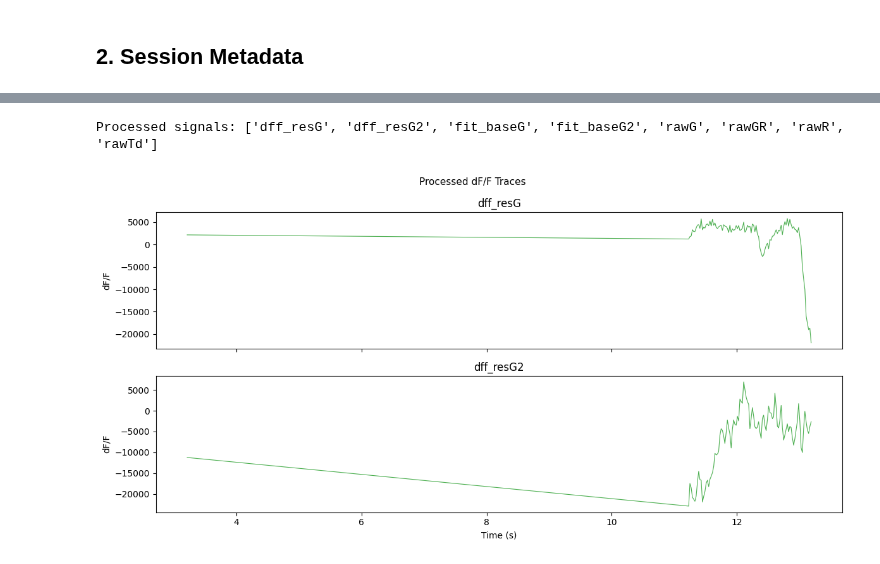
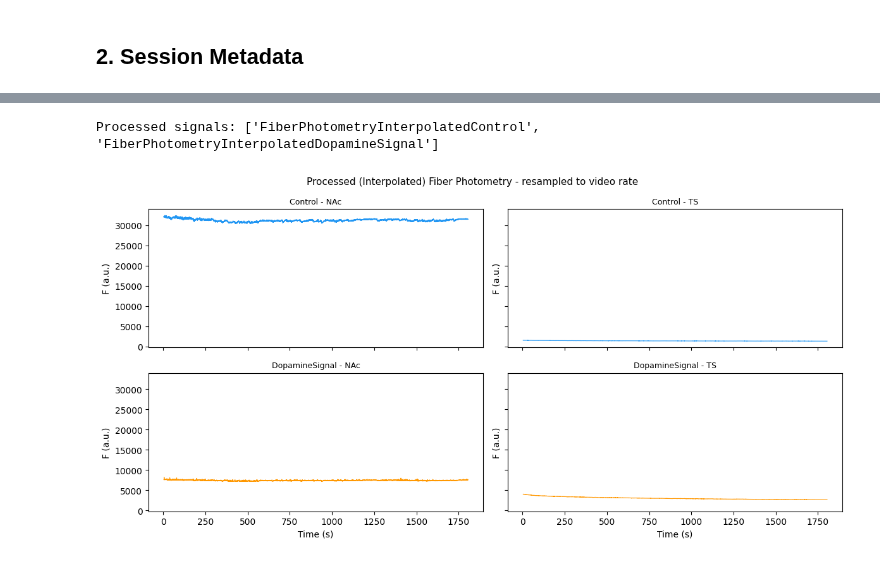
Before and after one commit to catalystneuro/uchida-lab-to-nwb, a Jupyter notebook: notebooks/phillips_2025_demo.ipynb, the cells around one changed output, grey strips where cells are left out. Cells and saved outputs as stored; diff of their text form; code cells hidden in the pictures.

```diff
--- a/notebooks/phillips_2025_demo.ipynb
+++ b/notebooks/phillips_2025_demo.ipynb
@@ -29,3 +39,9 @@ import numpy as np
 import matplotlib.pyplot as plt
 import matplotlib.gridspec as gridspec
 from pynwb import NWBHDF5IO
+from pathlib import Path
+
+dandiset_id = "001935"
+session_asset_path = (
+    "sub-M4/sub-M4_ses-day-1-lone_image.nwb"  # update to the session you want
+)
@@ -32,8 +92,9 @@ from pynwb import NWBHDF5IO
 # %%
 # Update this path to point to your converted NWB file
-NWB_FILE_PATH = "H://uchida-nwbfiles/nwb_stub/sub-M4_ses-240624_135840_M4.nwb"
+local_dir = Path("H:/")
+nwb_file_path = local_dir / dandiset_id / session_asset_path
 
-io = NWBHDF5IO(NWB_FILE_PATH, "r", load_namespaces=True)
+io = NWBHDF5IO(nwb_file_path, "r", load_namespaces=True)
 nwbfile = io.read()
-print("Loaded:", NWB_FILE_PATH)
+print("Loaded:", nwb_file_path)
 # %% [output]
@@ -100,0 +158,6 @@ Raw photometry series: ['FiberPhotometry_EXC1_ROI01', 'FiberPhotometry_EXC1_ROI0
+# %%
+raw_keys = ["FiberPhotometryRawControlSignal", "FiberPhotometryRawDopamineSignal"]
+for key in raw_keys:
+    series = nwbfile.acquisition[key]
+    print(f"{key}: data shape {series.data.shape}, unit={series.unit}")
+    print(f"  {series.description}")
@@ -130,24 +202,32 @@ ophys = nwbfile.processing["ophys"]
 proc_keys = list(ophys.data_interfaces.keys())
 print("Processed signals:", proc_keys)
 # %% [output]
-Processed signals: ['dff_resG', 'dff_resG2', 'fit_baseG', 'fit_baseG2', 'rawG', 'rawGR', 'rawR', 'rawTd']
+Processed signals: ['FiberPhotometryInterpolatedControl', 'FiberPhotometryInterpolatedDopamineSignal']
 # %%
-dff_keys = [k for k in proc_keys if k.startswith("dff_")]
+def _timevec(series):
+    if series.timestamps is not None:
+        return series.timestamps[:]
+    n = series.data.shape[0]
+    return series.starting_time + np.arange(n) / series.rate
 
-fig, axes = plt.subplots(len(dff_keys), 1, figsize=(12, 3 * len(dff_keys)), sharex=True)
-if len(dff_keys) == 1:
-    axes = [axes]
+fig, axes = plt.subplots(2, 2, figsize=(12, 6), sharex=True, sharey=True)
+colors = {"FiberPhotometryInterpolatedControl": "#2196F3", "FiberPhotometryInterpolatedDopamineSignal": "#FF9800"}
+column_names = ["NAc", "TS"]
 
-for ax, key in zip(axes, dff_keys):
+for ax_row, key in enumerate(proc_keys):
     series = ophys[key]
-    t = series.timestamps[:]
+    t = _timevec(series)
     d = series.data[:]
-    ax.plot(t, d, color="#4CAF50", lw=0.8)
-    ax.set_title(key)
-    ax.set_ylabel("dF/F")
-axes[-1].set_xlabel("Time (s)")
-fig.suptitle("Processed dF/F Traces", fontsize=11)
+    for ax_col, roi in enumerate(column_names):
+        ax = axes[ax_row, ax_col]
+        ax.plot(t, d[:, ax_col], color=colors[key], lw=0.8)
+        ax.set_title(f"{key.replace('FiberPhotometryInterpolated', '')} - {roi}", fontsize=9)
+        ax.set_ylabel("F (a.u.)")
+        if ax_row == 1:
+            ax.set_xlabel("Time (s)")
+
+fig.suptitle("Processed (Interpolated) Fiber Photometry - resampled to video rate", fontsize=11)
 fig.tight_layout()
 plt.show()
 # %% [output]
-[figure, old version]
+[figure, new version]
```
Also changed, not shown: parts of 26 cells of this notebook, 2 other files.
